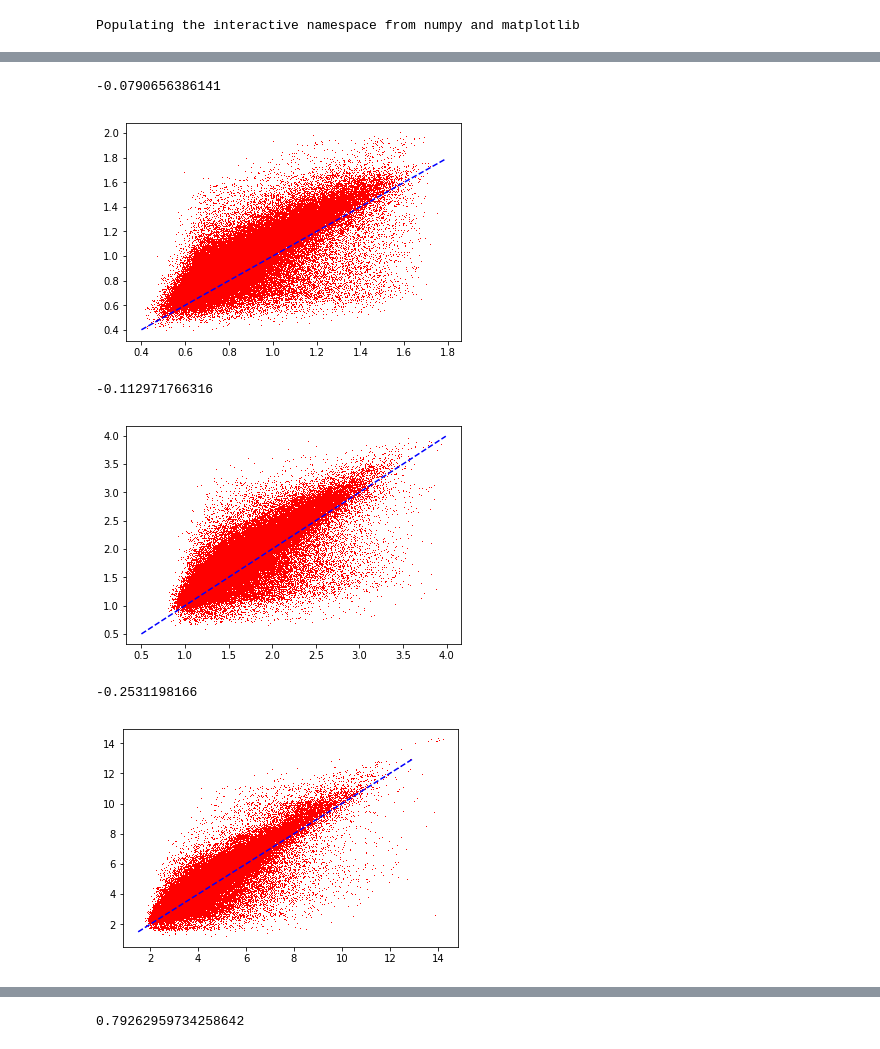
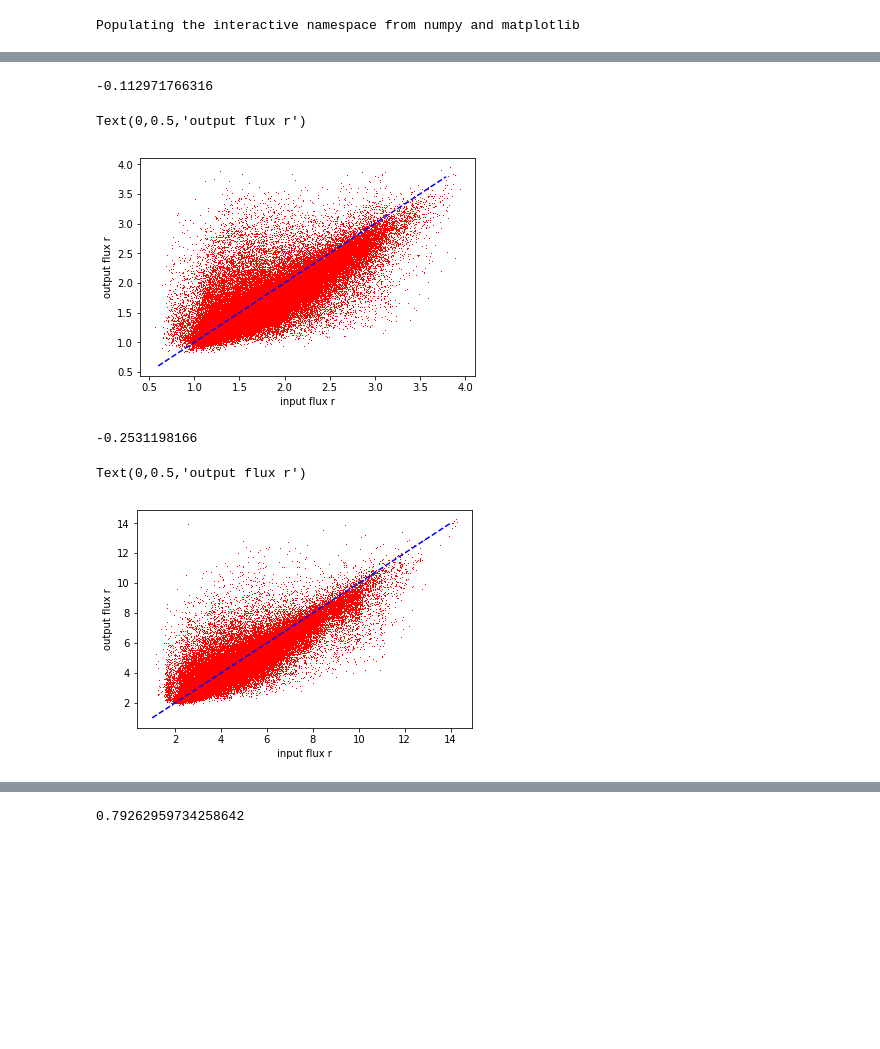
Before and after one commit to DriftingPig/Drones, a Jupyter notebook: obiwan_analysis/ang_corr/ipynb/more_validation_chunk21.ipynb, the cells around one changed output, grey strips where cells are left out. Saved outputs shown, nothing was run; the diff lists cells and outputs as text; code cells hidden in the pictures; blank space fills up the shorter version.

Commit message:
scatter and contamination plots

```diff
--- a/obiwan_analysis/ang_corr/ipynb/more_validation_chunk21.ipynb
+++ b/obiwan_analysis/ang_corr/ipynb/more_validation_chunk21.ipynb
@@ -29,27 +35,24 @@ print(1.211/3.214)
 # %%
-plt.plot(obiwan['flux_g'],obiwan['sim_gflux'],'r,')
-x = np.arange(0.4,1.8,0.01)
+plt.plot(obiwan['sim_rflux'],obiwan['flux_r'],'r,')
+x = np.arange(0.6,3.8,0.01)
 y =x
 plt.plot(x,y,'b--')
-print((obiwan['flux_g']-obiwan['sim_gflux']).mean())
+print((obiwan['flux_r']-obiwan['sim_rflux']).mean())
+plt.xlabel('input flux r')
+plt.ylabel('output flux r')
 # %% [output]
--0.0790656386141
+-0.112971766316
+Text(0,0.5,'output flux r')
-[figure, old version]
+[figure, new version]
 # %%
-plt.plot(obiwan['flux_r'],obiwan['sim_rflux'],'r,')
-x = np.arange(0.5,4.0,0.01)
+plt.plot(obiwan['sim_zflux'],obiwan['flux_z'],'r,')
+x = np.arange(1,14,0.01)
 y =x
 plt.plot(x,y,'b--')
-print((obiwan['flux_r']-obiwan['sim_rflux']).mean())
+print((obiwan['flux_z']-obiwan['sim_zflux']).mean())
+plt.xlabel('input flux r')
+plt.ylabel('output flux r')
 # %% [output]
--0.112971766316
+-0.2531198166
+Text(0,0.5,'output flux r')
-[figure, old version]
+[figure, new version]
-# %%
-plt.plot(obiwan['flux_z'],obiwan['sim_zflux'],'r,')
-x = np.arange(1.5,13,0.01)
-y =x
-plt.plot(x,y,'b--')
-print((obiwan['flux_z']-obiwan['sim_zflux']).mean())
-# %% [output]
--0.2531198166
-[figure, removed]
```
Also changed, not shown: parts of 61 cells of this notebook, 29 other files.
